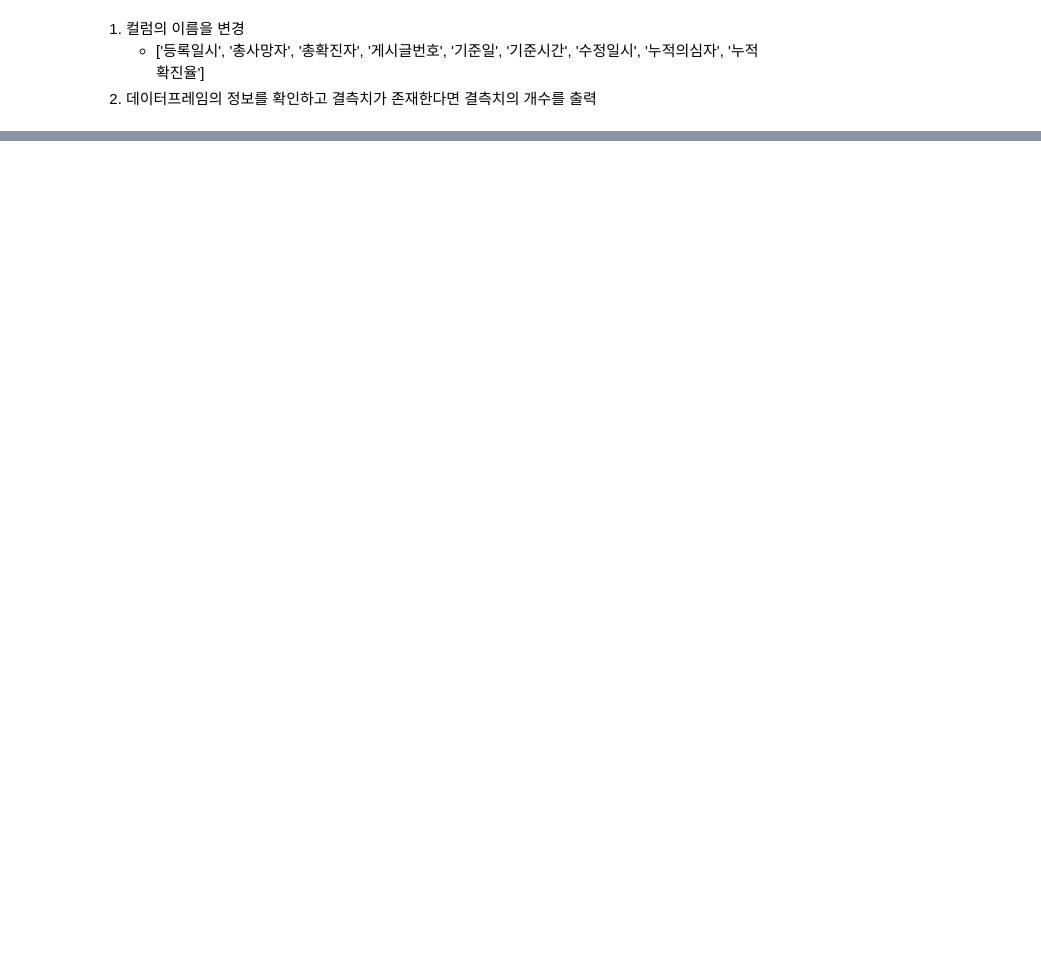
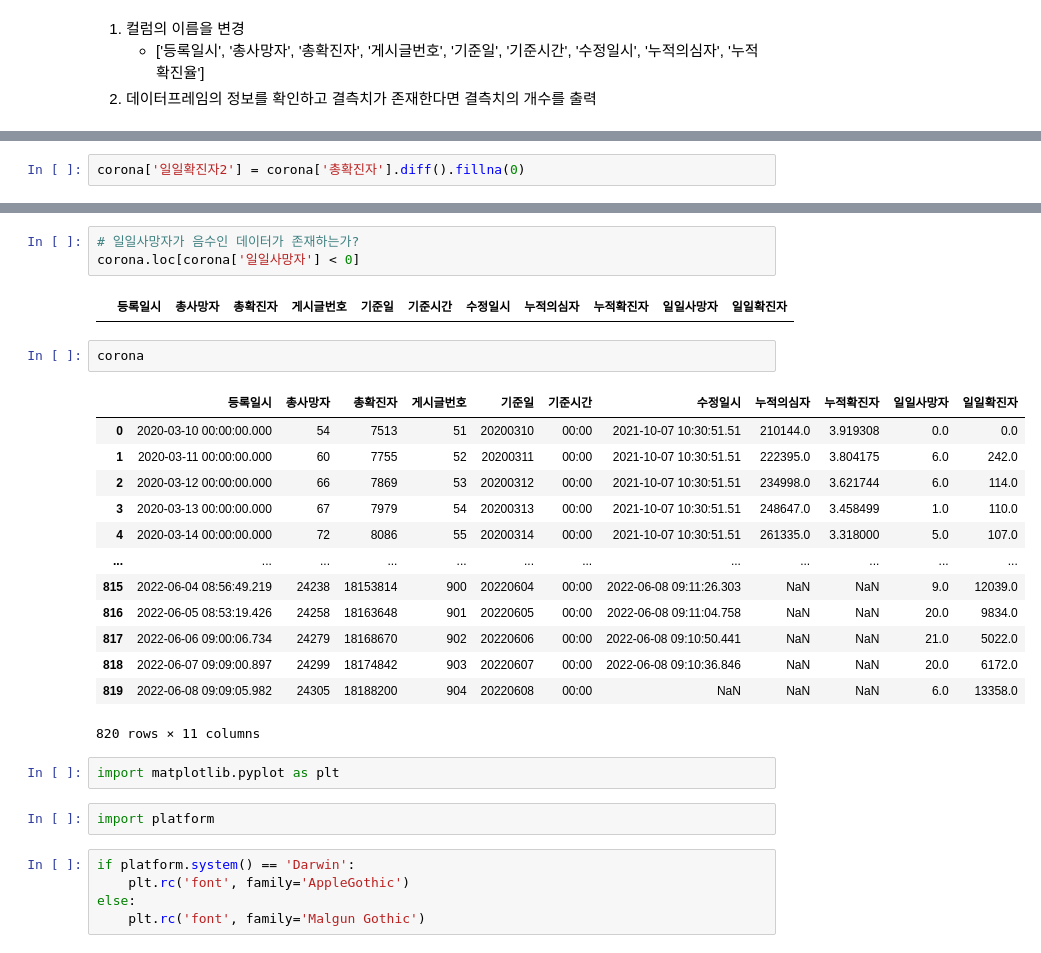
Before and after one commit to bsmoon-86/ubion_9, a Jupyter notebook: python/231122/03_corona.ipynb, the cells around one changed output, grey strips where cells are left out. Drawn from its saved outputs; the diff is of its cells as text; blank space fills up the shorter version.

```diff
--- a/python/231122/03_corona.ipynb
+++ b/python/231122/03_corona.ipynb
@@ -23,0 +195,2 @@ corona.drop('Unnamed: 0', axis = 1, inplace=True)
+# %%
+corona['일일확진자2'] = corona['총확진자'].diff().fillna(0)
@@ -23,0 +258,30 @@ corona.drop('Unnamed: 0', axis = 1, inplace=True)
+# %%
+# 일일사망자가 음수인 데이터가 존재하는가?
+corona.loc[corona['일일사망자'] < 0]
+# %% [output]
+|  | 등록일시 | 총사망자 | 총확진자 | 게시글번호 | 기준일 | 기준시간 | 수정일시 | 누적의심자 | 누적확진자 | 일일사망자 | 일일확진자 |
+# %%
+corona
+# %% [output]
+|  | 등록일시 | 총사망자 | 총확진자 | 게시글번호 | 기준일 | 기준시간 | 수정일시 | 누적의심자 | 누적확진자 | 일일사망자 | 일일확진자 |
+| 0 | 2020-03-10 00:00:00.000 | 54 | 7513 | 51 | 20200310 | 00:00 | 2021-10-07 10:30:51.51 | 210144.0 | 3.919308 | 0.0 | 0.0 |
+| 1 | 2020-03-11 00:00:00.000 | 60 | 7755 | 52 | 20200311 | 00:00 | 2021-10-07 10:30:51.51 | 222395.0 | 3.804175 | 6.0 | 242.0 |
+| 2 | 2020-03-12 00:00:00.000 | 66 | 7869 | 53 | 20200312 | 00:00 | 2021-10-07 10:30:51.51 | 234998.0 | 3.621744 | 6.0 | 114.0 |
+| 3 | 2020-03-13 00:00:00.000 | 67 | 7979 | 54 | 20200313 | 00:00 | 2021-10-07 10:30:51.51 | 248647.0 | 3.458499 | 1.0 | 110.0 |
+| 4 | 2020-03-14 00:00:00.000 | 72 | 8086 | 55 | 20200314 | 00:00 | 2021-10-07 10:30:51.51 | 261335.0 | 3.318000 | 5.0 | 107.0 |
+| ... | ... | ... | ... | ... | ... | ... | ... | ... | ... | ... | ... |
+| 815 | 2022-06-04 08:56:49.219 | 24238 | 18153814 | 900 | 20220604 | 00:00 | 2022-06-08 09:11:26.303 | NaN | NaN | 9.0 | 12039.0 |
+| 816 | 2022-06-05 08:53:19.426 | 24258 | 18163648 | 901 | 20220605 | 00:00 | 2022-06-08 09:11:04.758 | NaN | NaN | 20.0 | 9834.0 |
+| 817 | 2022-06-06 09:00:06.734 | 24279 | 18168670 | 902 | 20220606 | 00:00 | 2022-06-08 09:10:50.441 | NaN | NaN | 21.0 | 5022.0 |
+| 818 | 2022-06-07 09:09:00.897 | 24299 | 18174842 | 903 | 20220607 | 00:00 | 2022-06-08 09:10:36.846 | NaN | NaN | 20.0 | 6172.0 |
+| 819 | 2022-06-08 09:09:05.982 | 24305 | 18188200 | 904 | 20220608 | 00:00 | NaN | NaN | NaN | 6.0 | 13358.0 |
+820 rows × 11 columns
+# %%
+import matplotlib.pyplot as plt
+# %%
+import platform
+# %%
+if platform.system() == 'Darwin':
+    plt.rc('font', family='AppleGothic')
+else:
+    plt.rc('font', family='Malgun Gothic')
```
Also changed, not shown: parts of 36 cells of this notebook, 1 other file.
